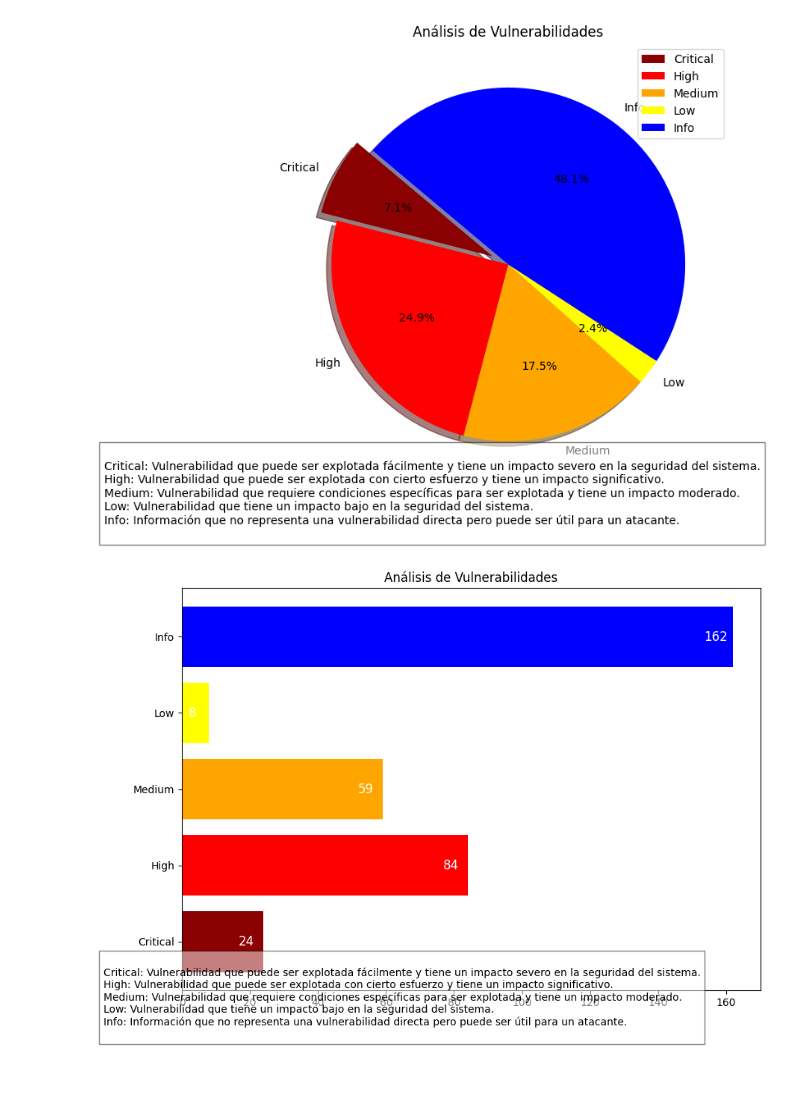
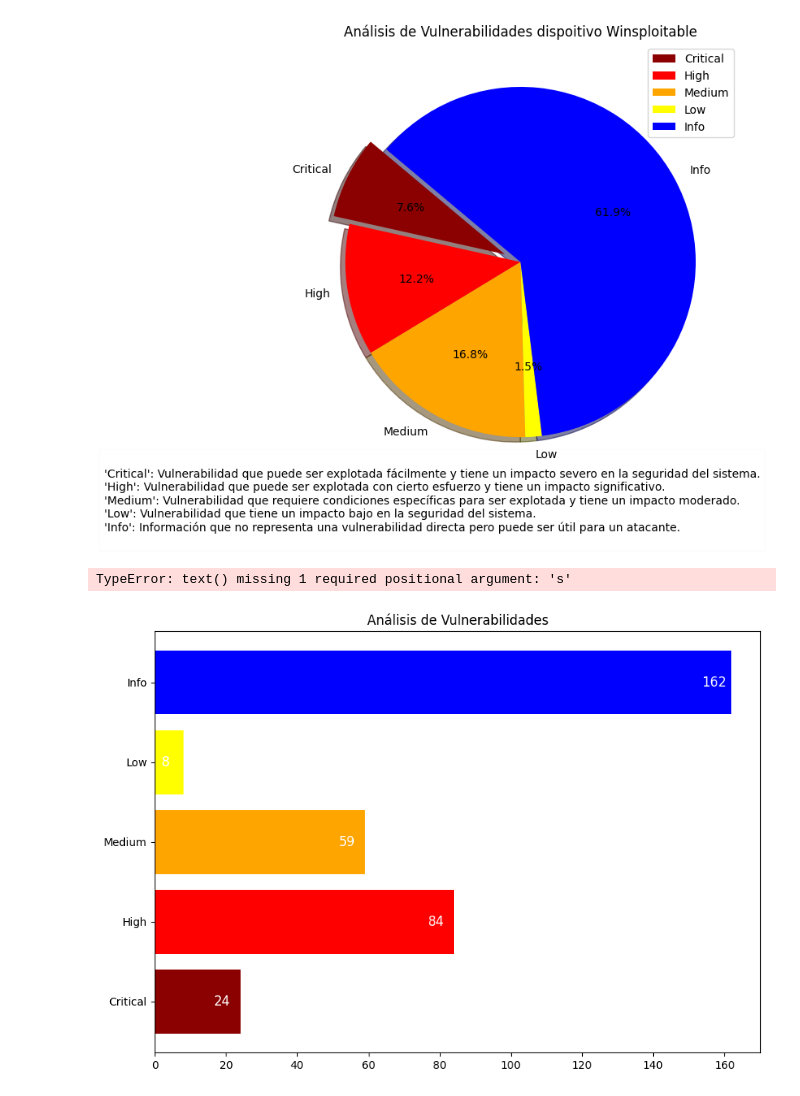
Before and after one commit to vicevil77/CIBERSEGURIDAD_THEBRIDGE, a Jupyter notebook: GENERAL_TEAM_CHALLENGES/RETO_4/imagen.ipynb, the cells around one changed output. Cells and saved outputs as stored; diff of their text form; code cells hidden in the pictures.

```diff
--- a/GENERAL_TEAM_CHALLENGES/RETO_4/imagen.ipynb
+++ b/GENERAL_TEAM_CHALLENGES/RETO_4/imagen.ipynb
@@ -35,7 +35,7 @@ import matplotlib.pyplot as plt
 
 # Datos de las vulnerabilidades
 labels = ['Critical', 'High', 'Medium', 'Low', 'Info']
-sizes = [24, 84, 59, 8, 162]
+sizes = [15, 24, 33, 3, 122]
 colors = ['#8B0000', '#FF0000', '#FFA500', '#FFFF00', '#0000FF']
 explode = (0.1, 0, 0, 0, 0)  # Solo "explota" la primera porción (Critical)
 
@@ -43,61 +43,54 @@ explode = (0.1, 0, 0, 0, 0)  # Solo "explota" la primera porción (Critical)
 plt.figure(figsize=(10, 7))
 plt.pie(sizes, explode=explode, labels=labels, colors=colors, autopct='%1.1f%%',
         shadow=True, startangle=140)
-plt.title('Análisis de Vulnerabilidades')
+plt.title('Análisis de Vulnerabilidades dispoitivo Winsploitable')
 
 # Añadir la leyenda
 plt.legend(labels, loc="best")
 
 # Añadir la definición de cada etiqueta con formato
 definitions = """
-Critical: Vulnerabilidad que puede ser explotada fácilmente y tiene un impacto severo en la seguridad del sistema.
-High: Vulnerabilidad que puede ser explotada con cierto esfuerzo y tiene un impacto significativo.
-Medium: Vulnerabilidad que requiere condiciones específicas para ser explotada y tiene un impacto moderado.
-Low: Vulnerabilidad que tiene un impacto bajo en la seguridad del sistema.
-Info: Información que no representa una vulnerabilidad directa pero puede ser útil para un atacante.
+'Critical': Vulnerabilidad que puede ser explotada fácilmente y tiene un impacto severo en la seguridad del sistema.
+'High': Vulnerabilidad que puede ser explotada con cierto esfuerzo y tiene un impacto significativo.
+'Medium': Vulnerabilidad que requiere condiciones específicas para ser explotada y tiene un impacto moderado.
+'Low': Vulnerabilidad que tiene un impacto bajo en la seguridad del sistema.
+'Info': Información que no representa una vulnerabilidad directa pero puede ser útil para un atacante.
 """
 
 # Crear un cuadro de texto con las definiciones
-plt.gcf().text(0.02, 0.02, definitions, fontsize=10, bbox=dict(facecolor='white', alpha=0.5))
+plt.gcf().text(0.0001, 0.0001, definitions, fontsize=10, bbox=dict(facecolor='white', alpha=0.01))
 
 # Mostrar el gráfico
 plt.show()
 # %% [output]
-[figure, old version]
+[figure, new version]
 # %%
 import matplotlib.pyplot as plt
 
 # Datos de las vulnerabilidades
 labels = ['Critical', 'High', 'Medium', 'Low', 'Info']
 sizes = [24, 84, 59, 8, 162]
 colors = ['#8B0000', '#FF0000', '#FFA500', '#FFFF00', '#0000FF']
 
 # Crear el gráfico de barras horizontales
 fig, ax = plt.subplots(figsize=(10, 7))
 bars = ax.barh(labels, sizes, color=colors)
 
 # Añadir los valores en las barras
 for bar in bars:
     width = bar.get_width()
     label_x_pos = width - 5 if width > 5 else width + 5
     ax.text(label_x_pos, bar.get_y() + bar.get_height()/2, f'{width}', va='center', ha='center', color='white', fontsize=12)
 
 # Añadir el título
 plt.title('Análisis de Vulnerabilidades')
 
-# Añadir la definición de cada etiqueta con formato
-definitions = """
-Critical: Vulnerabilidad que puede ser explotada fácilmente y tiene un impacto severo en la seguridad del sistema.
-High: Vulnerabilidad que puede ser explotada con cierto esfuerzo y tiene un impacto significativo.
-Medium: Vulnerabilidad que requiere condiciones específicas para ser explotada y tiene un impacto moderado.
-Low: Vulnerabilidad que tiene un impacto bajo en la seguridad del sistema.
-Info: Información que no representa una vulnerabilidad directa pero puede ser útil para un atacante.
-"""
 
 # Crear un cuadro de texto con las definiciones
-plt.gcf().text(0.02, 0.02, definitions, fontsize=10, bbox=dict(facecolor='white', alpha=0.5))
+plt.gcf().text(0.02 , 0.02, fontsize=10, bbox=dict(facecolor='white', alpha=0.5))
 
 # Mostrar el gráfico
 plt.show()
 # %% [output]
+TypeError: text() missing 1 required positional argument: 's'
-[figure, old version]
+[figure, new version]
```
Also changed, not shown: parts of 1 cell of this notebook, 7 other files.
